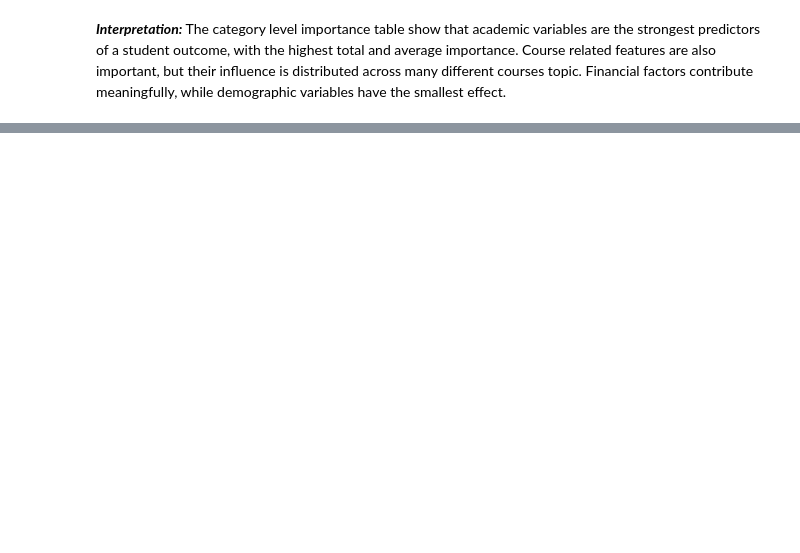
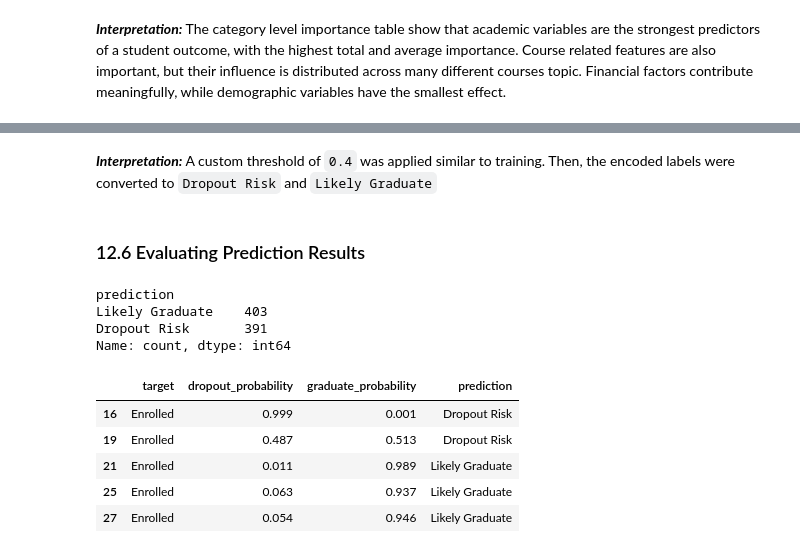
Before and after one commit to weslylaboy/student-outcome-predictor, a Jupyter notebook: notebooks/03_classification_model.ipynb, the cells around one changed output, grey strips where cells are left out. Saved outputs shown, nothing was run; the diff lists cells and outputs as text; code cells hidden in the pictures; blank space fills up the shorter version.

```diff
--- a/notebooks/03_classification_model.ipynb
+++ b/notebooks/03_classification_model.ipynb
@@ -2061,0 +2243,10 @@ Demographic            0.0289           0.0145             2
+# %%
+# Get predicted class: 0 = Dropout, 1 = Graduate
+y_pred = xgb_pipeline.predict(X_enrolled)
+
+# Get probabilities for each class
+y_proba = xgb_pipeline.predict_proba(X_enrolled)
+# y_proba[:, 0] = Dropout probability
+# y_proba[:, 1] = Graduate probability
+
+y_proba
@@ -2061,0 +2267,10 @@ Demographic            0.0289           0.0145             2
+# %%
+CUSTOM_THRESHOLD = 0.4  # Same threshold used in training
+
+# Reclassify: if Graduate probability < 0.6, flag as Dropout risk
+y_pred_custom = (y_proba[:, 0] <=  CUSTOM_THRESHOLD).astype(int)
+
+# Map back to labels
+label_map = {0: 'Dropout Risk', 1: 'Likely Graduate'}
+y_labels = pd.Series(y_pred_custom).map(label_map)
+y_labels
@@ -2061,0 +2290,23 @@ Demographic            0.0289           0.0145             2
+# %% [markdown]
+***Interpretation:*** A custom threshold of `0.4` was applied similar to training. Then, the encoded labels were converted to `Dropout Risk` and `Likely Graduate`
+# %% [markdown]
+### 12.6 Evaluating Prediction Results
+# %%
+results = df_enrolled[['target']].copy()
+results['dropout_probability'] = y_proba[:, 0].round(3)
+results['graduate_probability'] = y_proba[:, 1].round(3)
+results['prediction'] = y_labels.values
+
+print(results['prediction'].value_counts())
+results.head(5)
+# %% [output]
+prediction
+Likely Graduate    403
+Dropout Risk       391
+Name: count, dtype: int64
+|  | target | dropout_probability | graduate_probability | prediction |
+| 16 | Enrolled | 0.999 | 0.001 | Dropout Risk |
+| 19 | Enrolled | 0.487 | 0.513 | Dropout Risk |
+| 21 | Enrolled | 0.011 | 0.989 | Likely Graduate |
+| 25 | Enrolled | 0.063 | 0.937 | Likely Graduate |
+| 27 | Enrolled | 0.054 | 0.946 | Likely Graduate |
```
Also changed, not shown: parts of 41 cells of this notebook, 2 other files.
